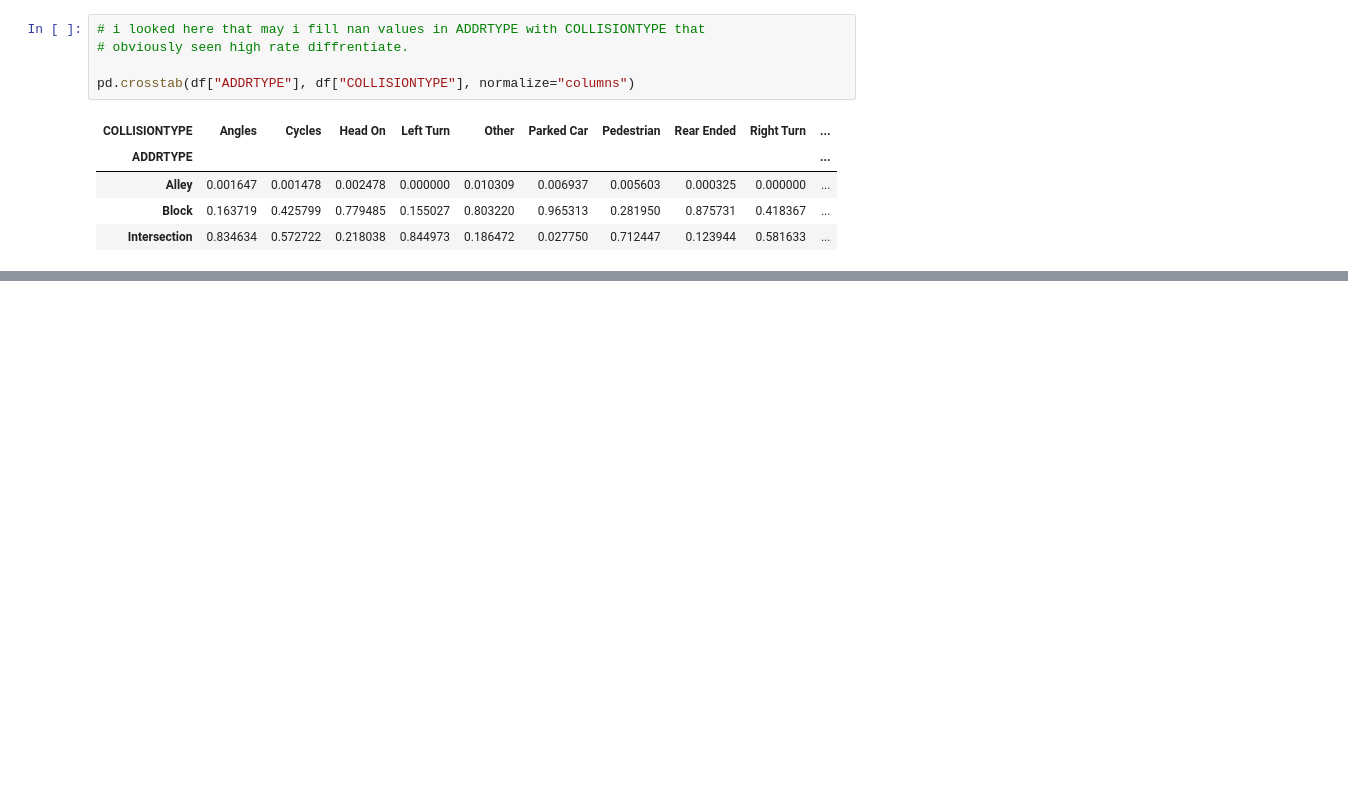
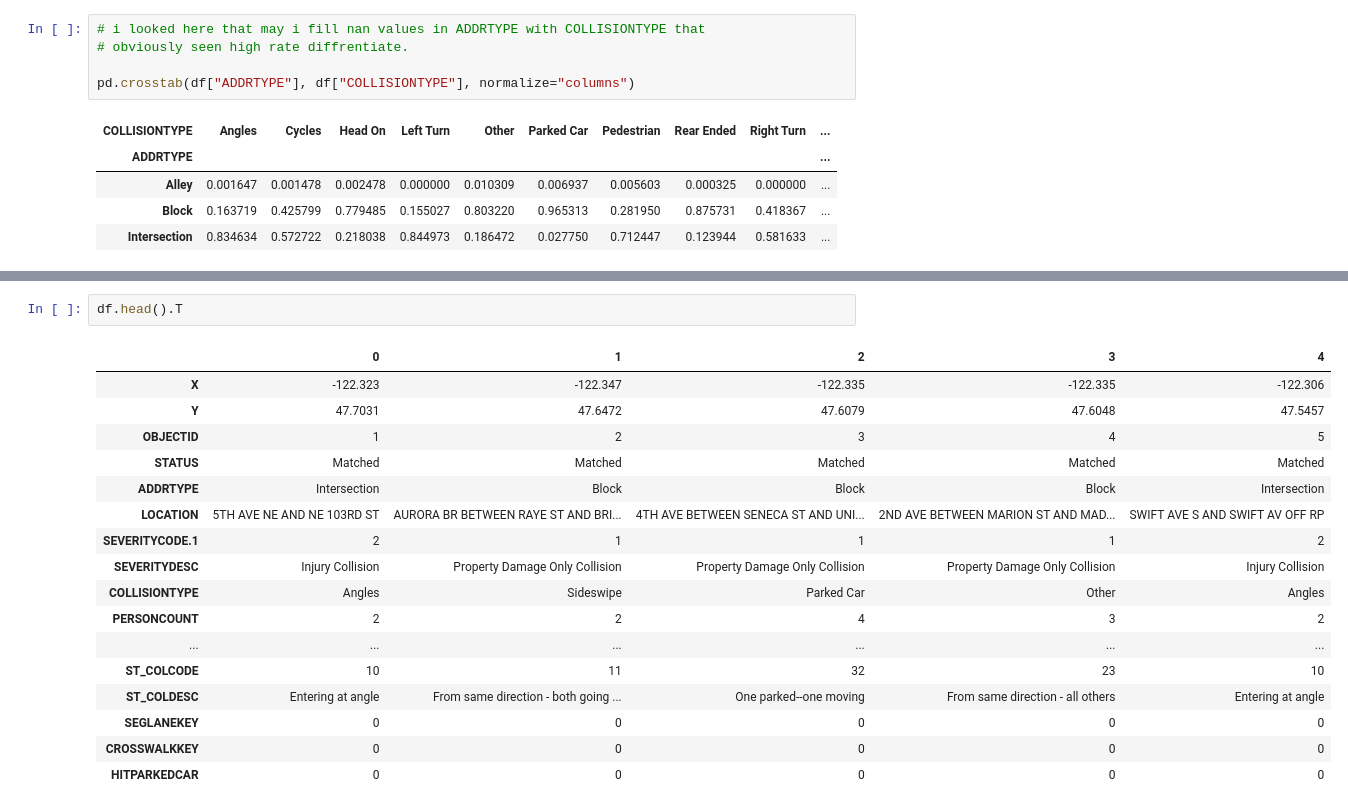
Before and after one commit to okanexe/Coursera_Capstone, a Jupyter notebook: Intro_BusinessProb_Data.ipynb, the cells around one changed output, grey strips where cells are left out. Saved outputs shown, nothing was run; the diff lists cells and outputs as text; blank space fills up the shorter version.

```diff
--- a/Intro_BusinessProb_Data.ipynb
+++ b/Intro_BusinessProb_Data.ipynb
@@ -549 +608,21 @@ Cycles           4
 Name: COLLISIONTYPE, dtype: int64
+# %%
+df.head().T
+# %% [output]
+|  | 0 | 1 | 2 | 3 | 4 |
+| X | -122.323 | -122.347 | -122.335 | -122.335 | -122.306 |
+| Y | 47.7031 | 47.6472 | 47.6079 | 47.6048 | 47.5457 |
+| OBJECTID | 1 | 2 | 3 | 4 | 5 |
+| STATUS | Matched | Matched | Matched | Matched | Matched |
+| ADDRTYPE | Intersection | Block | Block | Block | Intersection |
+| LOCATION | 5TH AVE NE AND NE 103RD ST | AURORA BR BETWEEN RAYE ST AND BRI... | 4TH AVE BETWEEN SENECA ST AND UNI... | 2ND AVE BETWEEN MARION ST AND MAD... | SWIFT AVE S AND SWIFT AV OFF RP |
+| SEVERITYCODE.1 | 2 | 1 | 1 | 1 | 2 |
+| SEVERITYDESC | Injury Collision | Property Damage Only Collision | Property Damage Only Collision | Property Damage Only Collision | Injury Collision |
+| COLLISIONTYPE | Angles | Sideswipe | Parked Car | Other | Angles |
+| PERSONCOUNT | 2 | 2 | 4 | 3 | 2 |
+| ... | ... | ... | ... | ... | ... |
+| ST_COLCODE | 10 | 11 | 32 | 23 | 10 |
+| ST_COLDESC | Entering at angle | From same direction - both going ... | One parked--one moving | From same direction - all others | Entering at angle |
+| SEGLANEKEY | 0 | 0 | 0 | 0 | 0 |
+| CROSSWALKKEY | 0 | 0 | 0 | 0 | 0 |
+| HITPARKEDCAR | 0 | 0 | 0 | 0 | 0 |
```
Also changed, not shown: parts of 27 cells of this notebook, 2 other files.
